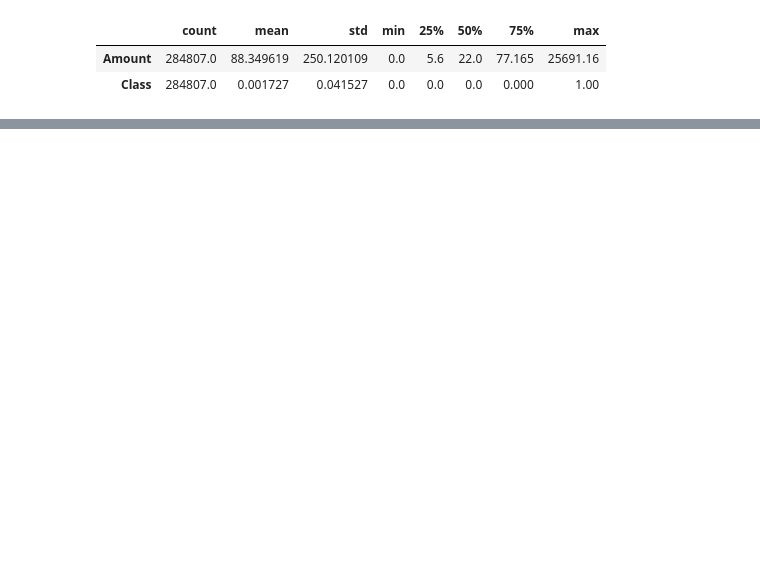
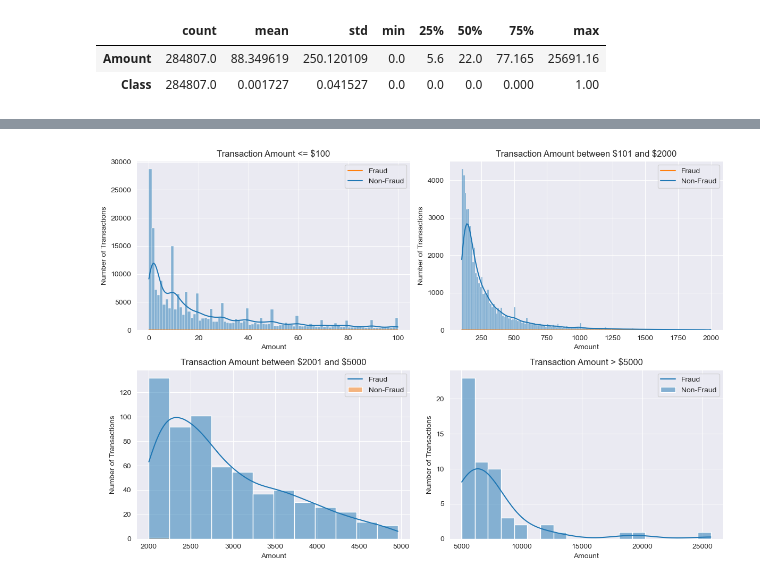
Before and after one commit to Sandokhan/creditcard-egd, a Jupyter notebook: main.ipynb, the cells around one changed output, grey strips where cells are left out. Saved outputs shown, nothing was run; the diff lists cells and outputs as text; code cells hidden in the pictures; blank space fills up the shorter version.

Commit message:
Add some dataviz on top of the data.

```diff
--- a/main.ipynb
+++ b/main.ipynb
@@ -85,0 +126,32 @@ df.select("Amount", "Class").toPandas().describe().T
+# %%
+# All Transactions
+df_aux = df.select("Class", "Amount").toPandas()
+
+# Define amount ranges
+amount_ranges = [
+    {"range": "Transaction Amount <= $100", "min_amount": 0, "max_amount": 100},
+    {"range": "Transaction Amount between \$101 and \$2000", "min_amount": 101, "max_amount": 2000},
+    {"range": "Transaction Amount between \$2001 and \$5000", "min_amount": 2001, "max_amount": 5000},
+    {"range": "Transaction Amount > $5000", "min_amount": 5001, "max_amount": df_aux["Amount"].max()}
+]
+
+# Create four subplots for different amount ranges
+fig, axes = plt.subplots(nrows=2, ncols=2, figsize=(12, 8))
+
+for idx, amount_range in enumerate(amount_ranges):
+    row_idx = idx // 2
+    col_idx = idx % 2
+
+    # Filter transactions within amount range
+    df_range = df_aux[(df_aux["Amount"] > amount_range["min_amount"]) & (df_aux["Amount"] <= amount_range["max_amount"])]
+
+    # Plot histogram
+    sns.histplot(data=df_range, x="Amount", ax=axes[row_idx, col_idx], hue="Class", kde=True)
+    axes[row_idx, col_idx].set_title(amount_range["range"])
+    axes[row_idx, col_idx].set_ylabel("Number of Transactions")
+    axes[row_idx, col_idx].legend(labels=["Fraud", "Non-Fraud"])
+
+plt.tight_layout()
+plt.show()
+# %% [output]
+[figure, added]
```
Also changed, not shown: parts of 5 cells of this notebook.
